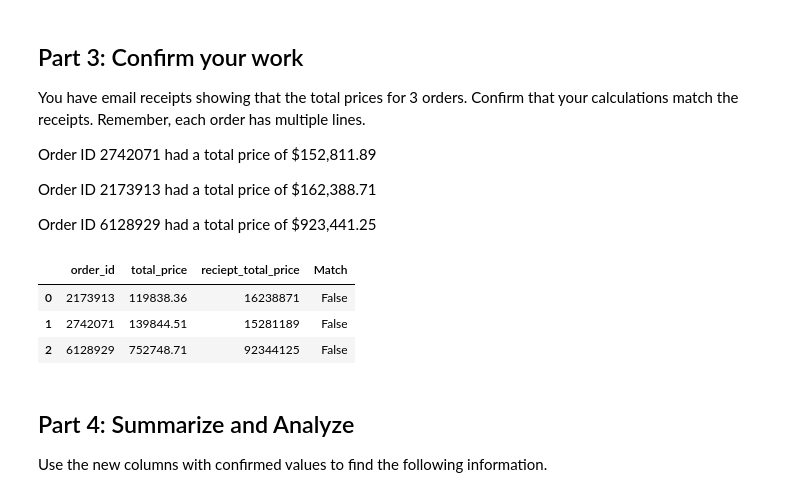
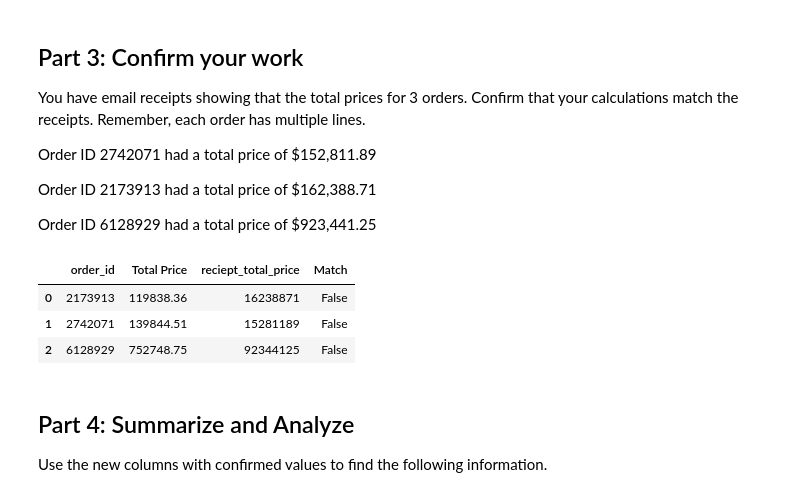
Before and after one commit to inCloset/pandas-challenge-1, a Jupyter notebook: Starter_Code/wholesale_data_analysis_starter_code.ipynb, the cells around one changed output. Saved outputs shown, nothing was run; the diff lists cells and outputs as text; code cells hidden in the pictures.

Commit message:
break fix on matching reciept

```diff
--- a/Starter_Code/wholesale_data_analysis_starter_code.ipynb
+++ b/Starter_Code/wholesale_data_analysis_starter_code.ipynb
@@ -186,7 +186,7 @@ Do we know that this client spent the more money than client 66037? If not, how
 # %%
 # Create a column that calculates the subtotal for each line using the unit_price and the qty
 df1 = df.copy()
-df1['subtotal'] = order_info['unit_price'] * order_info['qty']
+df1['subtotal'] = (order_info['unit_price'] * order_info['qty'])
 df1
 # %% [output]
 |  | first | last | job | phone | email | client_id | order_id | order_date | order_week | order_year | ... |
@@ -231,9 +231,7 @@ df1
 # %%
 # Create a column for the total price using the subtotal and the shipping price along with a sales tax of 9.25%
 df1['sub_ship'] = df1['subtotal'] + df1['shipping_price']
-# price_with_tax = df1['subtotal'] + (df1['sub_ship'] * 0.0925)
-price_with_tax = (df1['subtotal']+df1['shipping_price']) * (1+ 0.0925)
-df1['total_price'] = round(price_with_tax, 2)
+df1['total_price'] = (df1['subtotal'] + df1['shipping_price']) * (1+ 0.0925)
 df1
 # %% [output]
 |  | first | last | job | phone | email | client_id | order_id | order_date | order_week | order_year | ... |
@@ -301,21 +299,21 @@ Order ID 6128929 had a total price of \$923,441.25
 # %%
 # Check your work using the totals above
 target_order = {
     'order_id': [2742071, 2173913, 6128929],
     'reciept_total_price': [15281189, 16238871, 92344125]
 
 }
 consolidate_orders = round(df1.groupby('order_id')['total_price'].sum().reset_index(), 2)
-consolidate_orders.rename(columns={'total_price' : 'Total Price'})
+consolidate_orders.rename(columns={'total_price' : 'Total Price'}, inplace=True)
 target_order_data = pd.DataFrame(target_order)
 comparison = pd.merge(consolidate_orders, target_order_data, on='order_id')
-comparison['Match'] = comparison['total_price'] == comparison['reciept_total_price']
+comparison['Match'] = abs(comparison['Total Price'] - comparison['reciept_total_price']) < 1e-2
 comparison
 # %% [output]
-|  | order_id | total_price | reciept_total_price | Match |
+|  | order_id | Total Price | reciept_total_price | Match |
 | 0 | 2173913 | 119838.36 | 16238871 | False |
 | 1 | 2742071 | 139844.51 | 15281189 | False |
-| 2 | 6128929 | 752748.71 | 92344125 | False |
+| 2 | 6128929 | 752748.75 | 92344125 | False |
 # %% [markdown]
 ## Part 4: Summarize and Analyze
 Use the new columns with confirmed values to find the following information.
```
Also changed, not shown: parts of 3 cells of this notebook.
